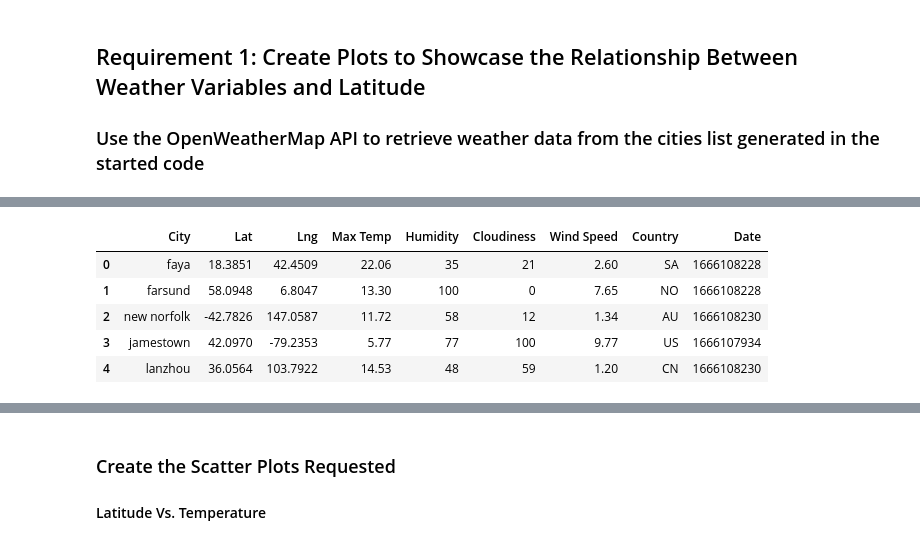
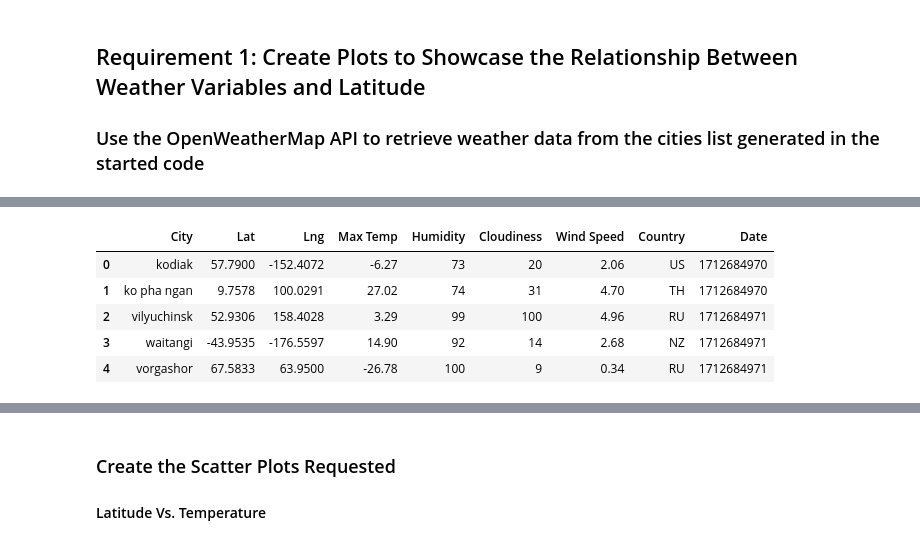
Before and after one commit to yiwen2024/python-api-challenge, a Jupyter notebook: Weatherpy/WeatherPy.ipynb, the cells around one changed output, grey strips where cells are left out. Saved outputs shown, nothing was run; the diff lists cells and outputs as text; code cells hidden in the pictures.

```diff
--- a/Weatherpy/WeatherPy.ipynb
+++ b/Weatherpy/WeatherPy.ipynb
@@ -154,10 +167,13 @@ KeyError: 'Lat'
 # %%
-# Display sample data
+# Read exported data
+city_data_df = pd.read_csv("../output_data/cities.csv")
+
+# Display the saved data
 city_data_df.head()
 # %% [output]
 |  | City | Lat | Lng | Max Temp | Humidity | Cloudiness | Wind Speed | Country | Date |
-| 0 | faya | 18.3851 | 42.4509 | 22.06 | 35 | 21 | 2.60 | SA | 1666108228 |
-| 1 | farsund | 58.0948 | 6.8047 | 13.30 | 100 | 0 | 7.65 | NO | 1666108228 |
-| 2 | new norfolk | -42.7826 | 147.0587 | 11.72 | 58 | 12 | 1.34 | AU | 1666108230 |
-| 3 | jamestown | 42.0970 | -79.2353 | 5.77 | 77 | 100 | 9.77 | US | 1666107934 |
-| 4 | lanzhou | 36.0564 | 103.7922 | 14.53 | 48 | 59 | 1.20 | CN | 1666108230 |
+| 0 | kodiak | 57.7900 | -152.4072 | -6.27 | 73 | 20 | 2.06 | US | 1712684970 |
+| 1 | ko pha ngan | 9.7578 | 100.0291 | 27.02 | 74 | 31 | 4.70 | TH | 1712684970 |
+| 2 | vilyuchinsk | 52.9306 | 158.4028 | 3.29 | 99 | 100 | 4.96 | RU | 1712684971 |
+| 3 | waitangi | -43.9535 | -176.5597 | 14.90 | 92 | 14 | 2.68 | NZ | 1712684971 |
+| 4 | vorgashor | 67.5833 | 63.9500 | -26.78 | 100 | 9 | 0.34 | RU | 1712684971 |
```
Also changed, not shown: parts of 40 cells of this notebook, 13 other files.
